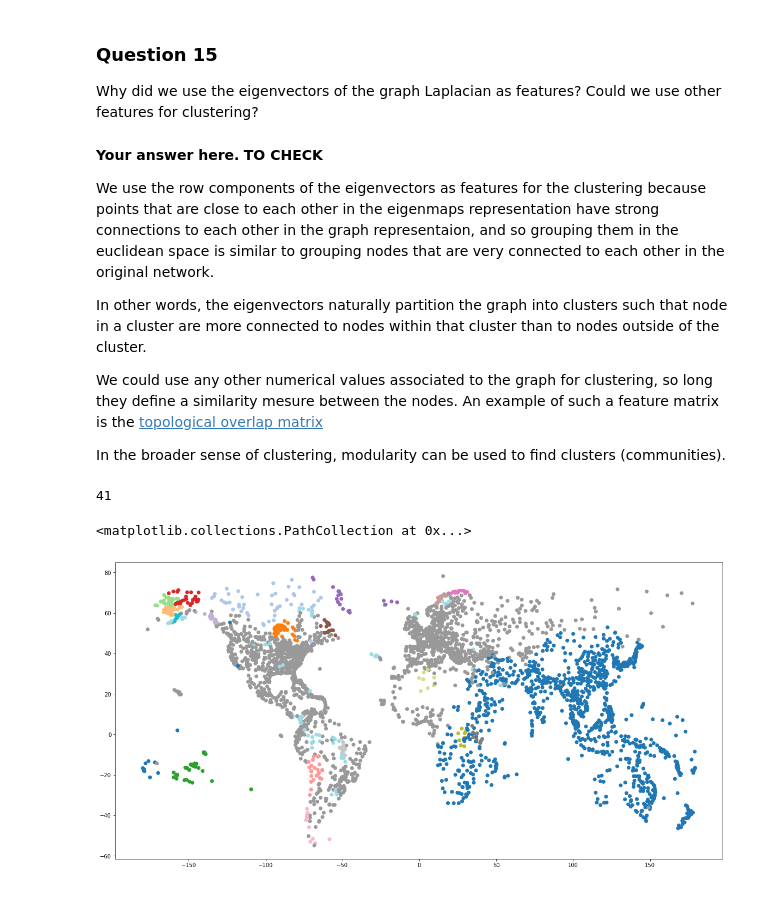
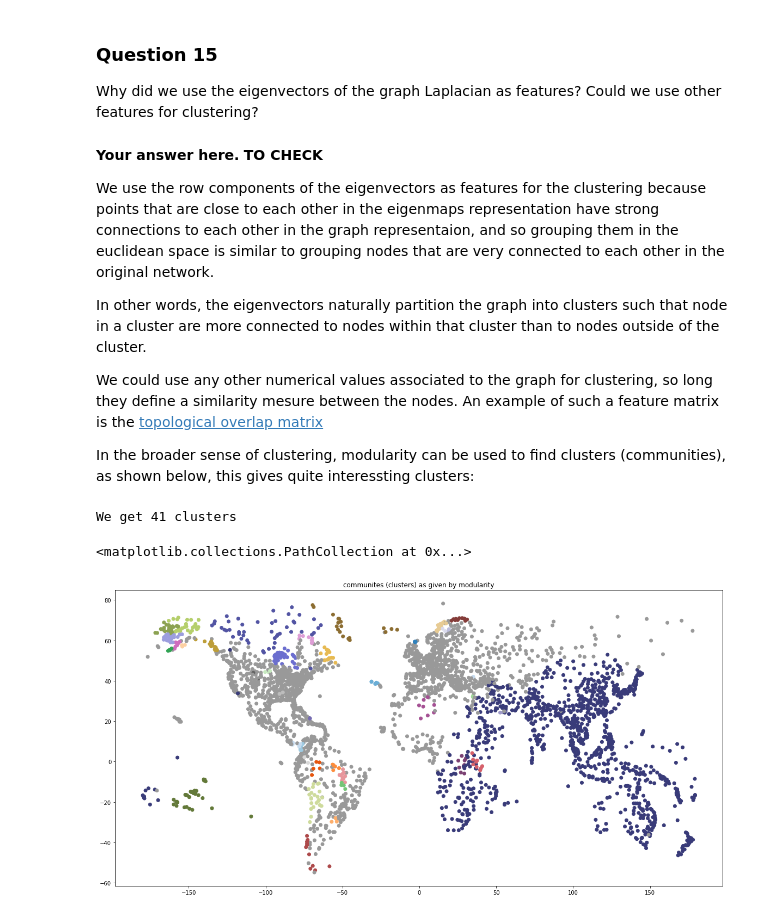
Before and after one commit to rusucosmin/ntp, a Jupyter notebook: 3_spectral_graph_theory.ipynb, the cells around one changed output. Drawn from its saved outputs; the diff is of its cells as text; code cells hidden in the pictures.

```diff
--- a/3_spectral_graph_theory.ipynb
+++ b/3_spectral_graph_theory.ipynb
@@ -420,7 +430,7 @@ In other words, the eigenvectors naturally partition the graph into clusters suc
 
 We could use any other numerical values associated to the graph for clustering, so long they define a similarity mesure between the nodes. An example of such a feature matrix is the [topological overlap matrix](http://networksciencebook.com/chapter/9#hierarchical)
 
-In the broader sense of clustering, modularity can be used to find clusters (communities).
+In the broader sense of clustering, modularity can be used to find clusters (communities), as shown below, this gives quite interessting clusters:
 # %%
 import networkx as nx
 from networkx.algorithms.community import greedy_modularity_communities
@@ -429,10 +439,10 @@ import matplotlib.colors as mcolors
 graph = nx.from_numpy_array(adjacency[mask_largest_component > 0][:, mask_largest_component > 0])
 # %%
 communities = list(greedy_modularity_communities(graph))
-# %%
-len(communities)
-# %% [output]
-41
+# %%
+print('We get {} clusters'.format(len(communities)))
+# %% [output]
+We get 41 clusters
 # %%
 d = {}
 for i, c in enumerate(communities):
@@ -442,14 +452,16 @@ for i, c in enumerate(communities):
 modularity = pd.Series(d).sort_index().tolist()
 # %%
 colors1 = plt.cm.Set1_r(0)
-colors2 = plt.cm.tab20(list(range(40)))
+colors2 = plt.cm.tab20b(list(range(20)))
+colors3 = plt.cm.tab20c(list(range(20)))
 
 # combine them and build a new colormap
-colors = np.vstack((colors1, colors2))
+colors = np.vstack((colors1, colors2, colors3))
 mymap = mcolors.ListedColormap(colors)
 # %%
 plt.figure(figsize=(20, 10))
+plt.title('communites (clusters) as given by modularity')
 plt.scatter(locations[:,1], locations[:,0], cmap=mymap, c=modularity)
 # %% [output]
 <matplotlib.collections.PathCollection at 0x...>
-[figure, old version]
+[figure, new version]
```
Also changed, not shown: parts of 19 cells of this notebook.
